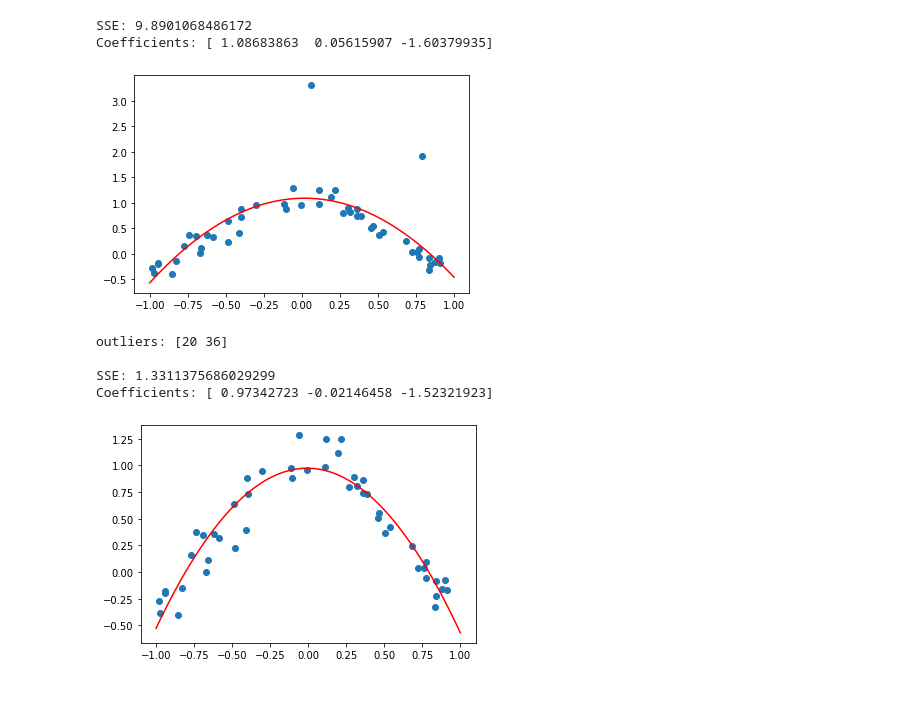
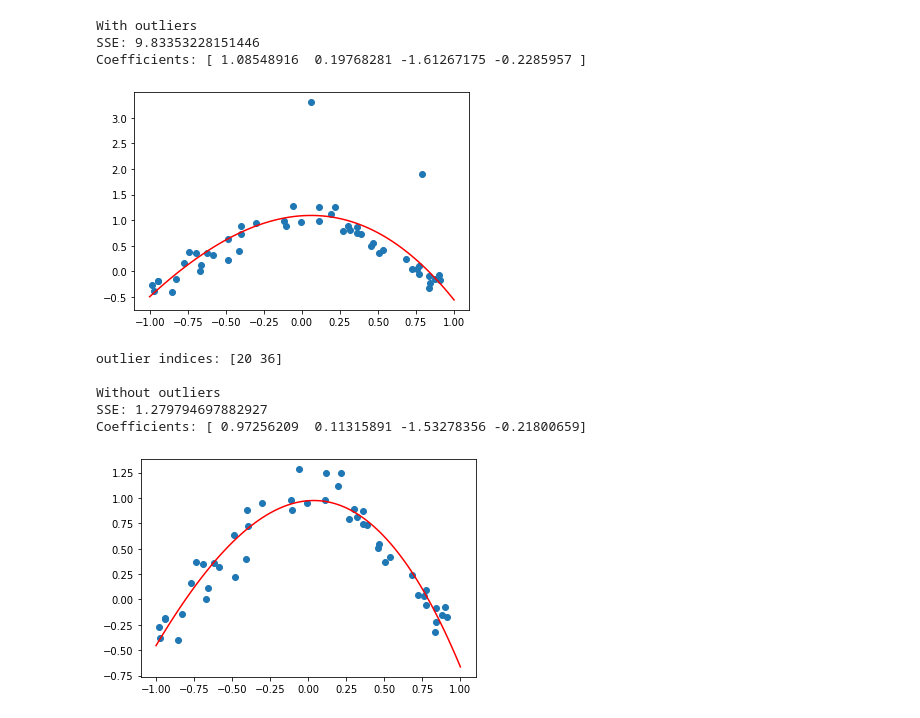
Before and after one commit to Andre-MR-Pereira/MLabs, a Jupyter notebook: Labs/Lab1/part1.ipynb, the cells around one changed output. Saved outputs shown, nothing was run; the diff lists cells and outputs as text; code cells hidden in the pictures.

```diff
--- a/Labs/Lab1/part1.ipynb
+++ b/Labs/Lab1/part1.ipynb
@@ -41,41 +138,46 @@ Coefficients: [ 0.97571963 -0.02571951 -1.53223529]
 # %%
 x = np.load('./data2a_x.npy')
 y = np.load('./data2a_y.npy')
 
 a = poly_fit(x,y,3)
+print("With outliers")
 print("SSE:", SSE(y, poly_vector(a, x)))
 print("Coefficients:", a)
 
-x_ = np.linspace(-1, 1, 101)
+x_ = np.linspace(-1, 1, 100)
 y_ = poly_vector(a, x_)
 
 plt.scatter(x,y)
 plt.plot(x_,y_, color="red")
 plt.show()
 
-
+# To find the outliers we apply a threshold on the squared errors and remove them from the data
 squared_errors = (y-poly_vector(a, x))**2
 outliers = np.where(squared_errors>1)[0]
 x = np.delete(x, outliers)
 y = np.delete(y, outliers)
-print("outliers:", outliers, "\n")
+print("outlier indices:", outliers, "\n")
 
+# We fit a new model to the data without the outliers, and plot the raw data and the fit again
 a = poly_fit(x,y,3)
+print("Without outliers")
 print("SSE:", SSE(y, poly_vector(a, x)))
 print("Coefficients:", a)
 
-x_ = np.linspace(-1, 1, 101)
+x_ = np.linspace(-1, 1, 100)
 y_ = poly_vector(a, x_)
 
 plt.scatter(x,y)
 plt.plot(x_,y_, color="red")
 plt.show()
 # %% [output]
-SSE: 9.8901068486172
-Coefficients: [ 1.08683863  0.05615907 -1.60379935]
+With outliers
+SSE: 9.83353228151446
+Coefficients: [ 1.08548916  0.19768281 -1.61267175 -0.2285957 ]
-[figure, old version]
+[figure, new version]
-outliers: [20 36]
+outlier indices: [20 36]
 
-SSE: 1.3311375686029299
-Coefficients: [ 0.97342723 -0.02146458 -1.52321923]
+Without outliers
+SSE: 1.279794697882927
+Coefficients: [ 0.97256209  0.11315891 -1.53278356 -0.21800659]
-[figure, old version]
+[figure, new version]
```
Also changed, not shown: parts of 10 cells of this notebook.
